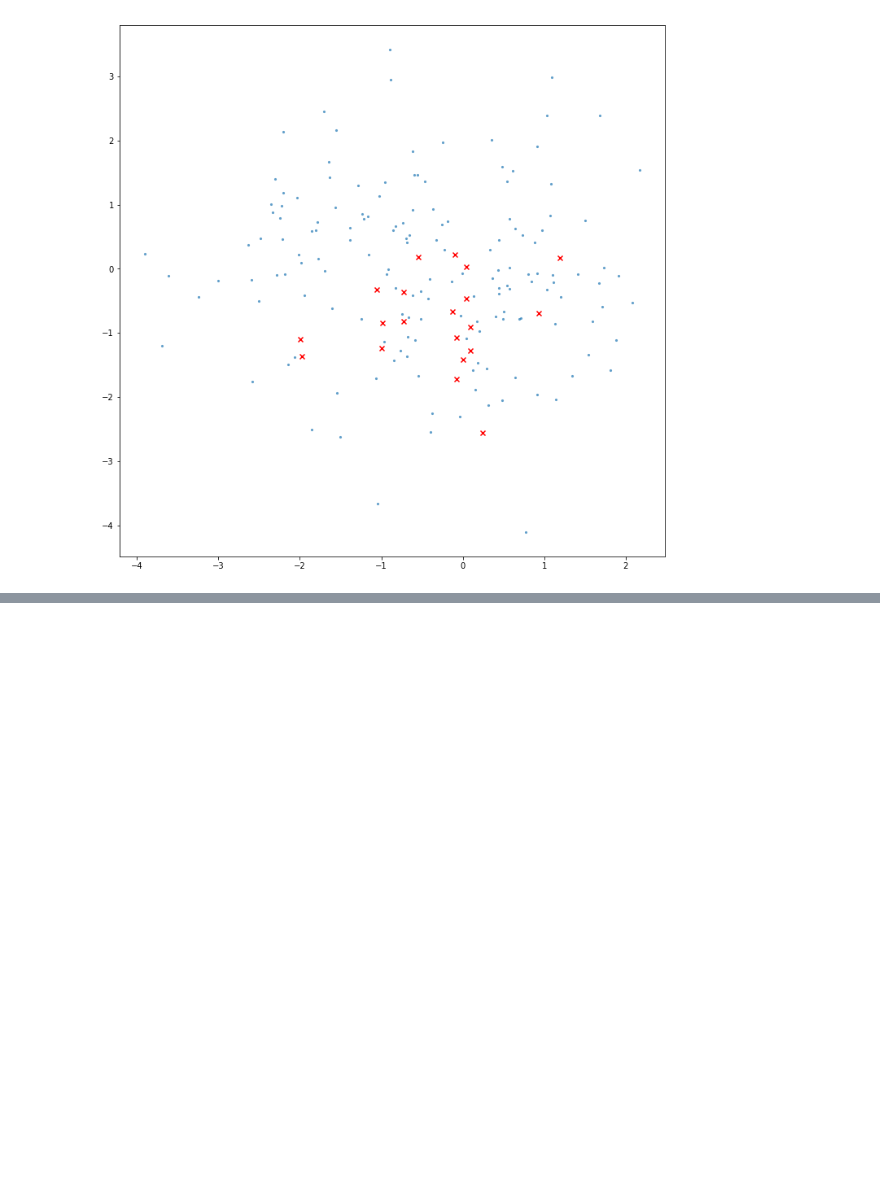
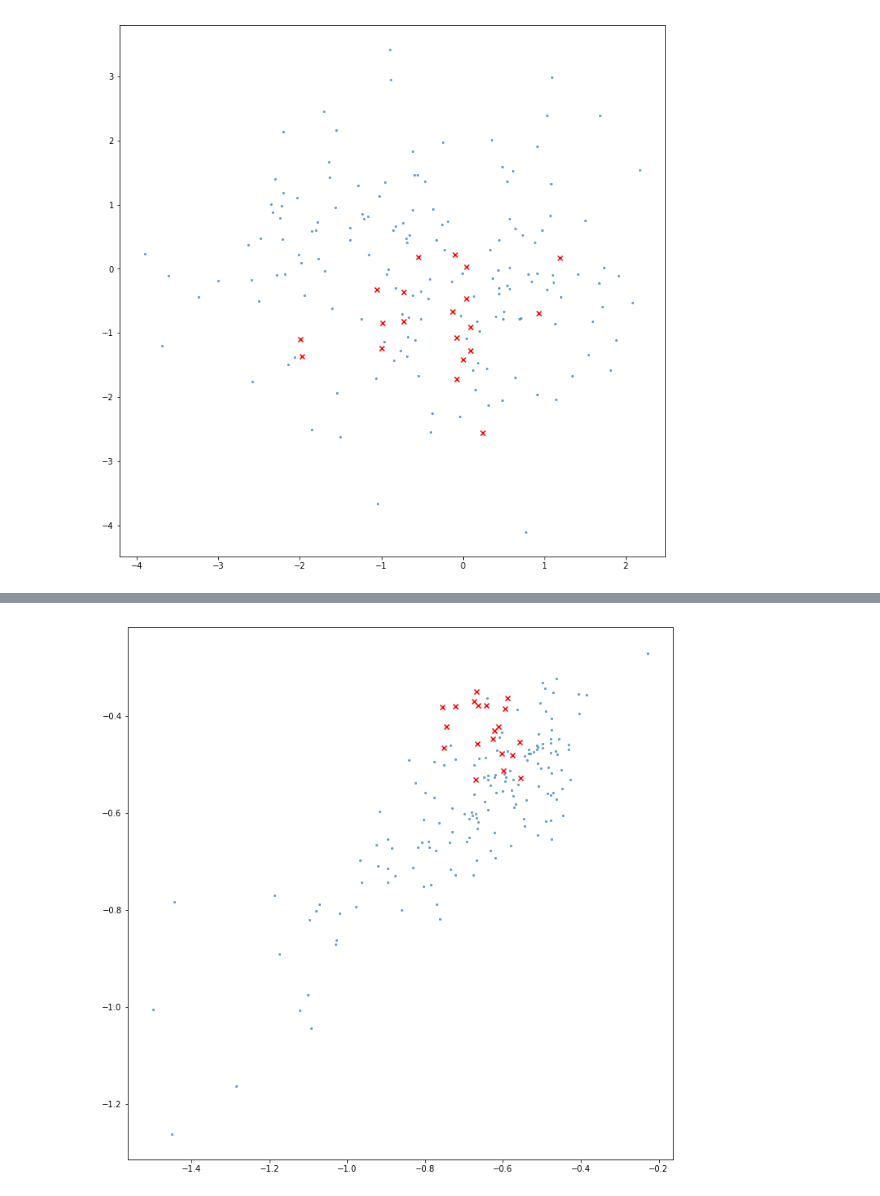
Before and after one commit to DataSciencePolimi/NetSKE, a Jupyter notebook: graphs/Finance Domain - Parallel Test.ipynb, the cells around one changed output, grey strips where cells are left out. Saved outputs shown, nothing was run; the diff lists cells and outputs as text; code cells hidden in the pictures; blank space fills up the shorter version.

```diff
--- a/graphs/Finance Domain - Parallel Test.ipynb
+++ b/graphs/Finance Domain - Parallel Test.ipynb
@@ -651,0 +733,4 @@ plotData(data[data['usertype'] == 'seed'], data[data['usertype']=='user'], heade
+# %%
+plotData(data[data['id_user'].isin(allseeds)], data[data['id_user'].isin(test_ids)], header)
+# %% [output]
+[figure, added]
```
Also changed, not shown: parts of 2 cells of this notebook, 7 other files.
